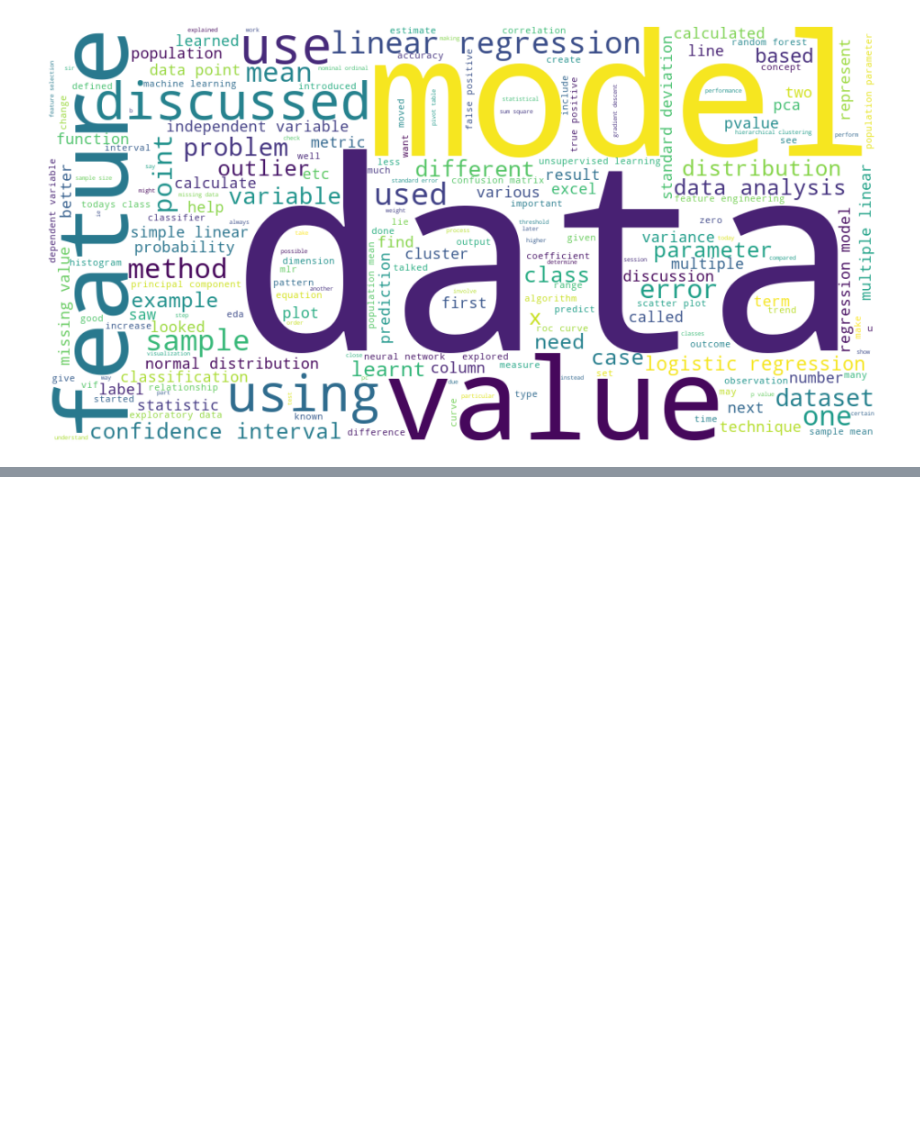
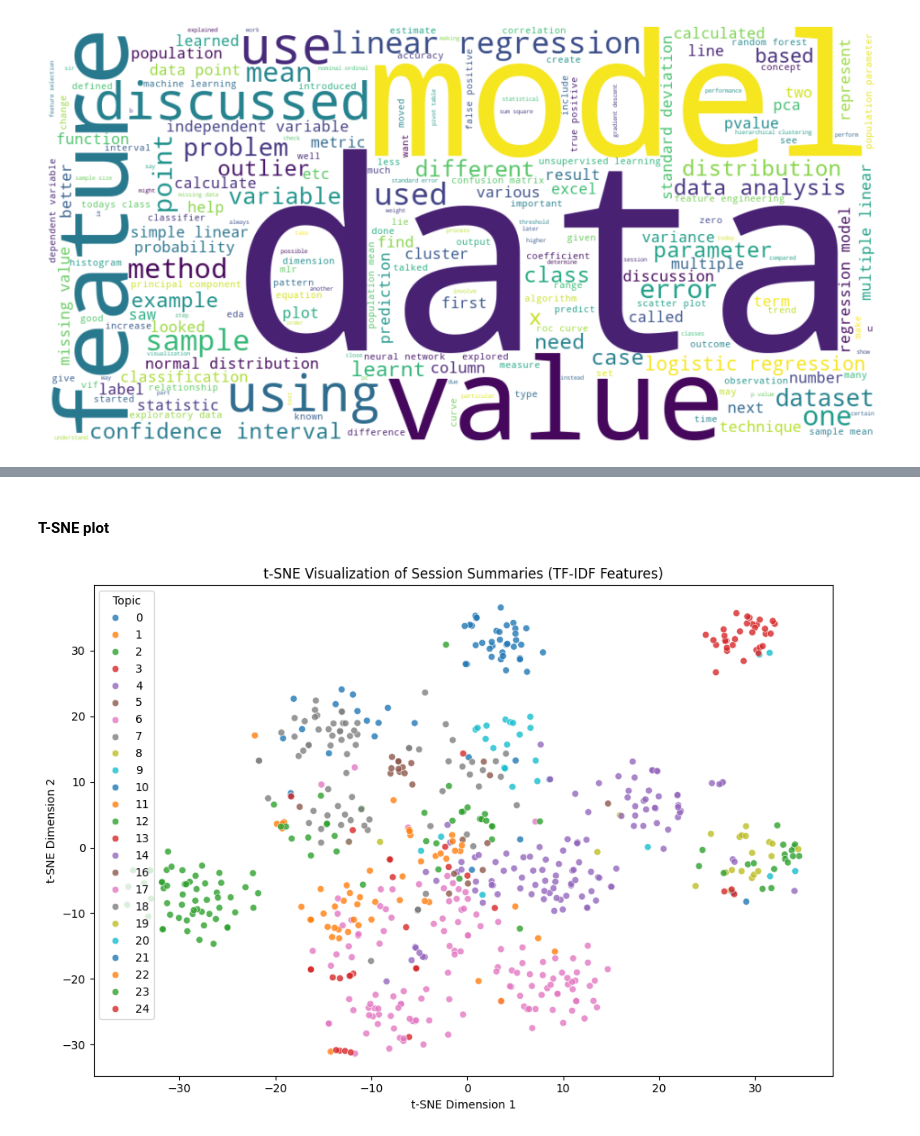
Before and after one commit to chaitanyakeshri/ds203project, a Jupyter notebook: EDA.ipynb, the cells around one changed output, grey strips where cells are left out. Saved outputs shown, nothing was run; the diff lists cells and outputs as text; code cells hidden in the pictures; blank space fills up the shorter version.

```diff
--- a/EDA.ipynb
+++ b/EDA.ipynb
@@ -234,0 +249,35 @@ Topic 20:  ['occurs', 'possible', 'shown', 'showing', 'visually', 'depicts', 'ty
+# %% [markdown]
+#### T-SNE plot
+# %%
+from sklearn.manifold import TSNE
+import matplotlib.pyplot as plt
+import seaborn as sns
+
+# Use the earlier TF-IDF matrix (X_tfidf from previous step)
+
+# Reduce to 2D using t-SNE
+tsne_model = TSNE(n_components=2, perplexity=15, random_state=42, n_iter=1000)
+tsne_result = tsne_model.fit_transform(X_tfidf.toarray())
+
+# Create DataFrame for plotting
+df['tsne-2d-one'] = tsne_result[:, 0]
+df['tsne-2d-two'] = tsne_result[:, 1]
+
+
+plt.figure(figsize=(10, 7))
+sns.scatterplot(
+    x='tsne-2d-one', y='tsne-2d-two',
+    hue='Dominant_Topic',
+    palette='tab10',
+    data=df,
+    legend='full',
+    alpha=0.8
+)
+plt.title('t-SNE Visualization of Session Summaries (TF-IDF Features)')
+plt.xlabel('t-SNE Dimension 1')
+plt.ylabel('t-SNE Dimension 2')
+plt.legend(title='Topic')
+plt.tight_layout()
+plt.show()
+# %% [output]
+[figure, added]
```
Also changed, not shown: parts of 21 cells of this notebook.
